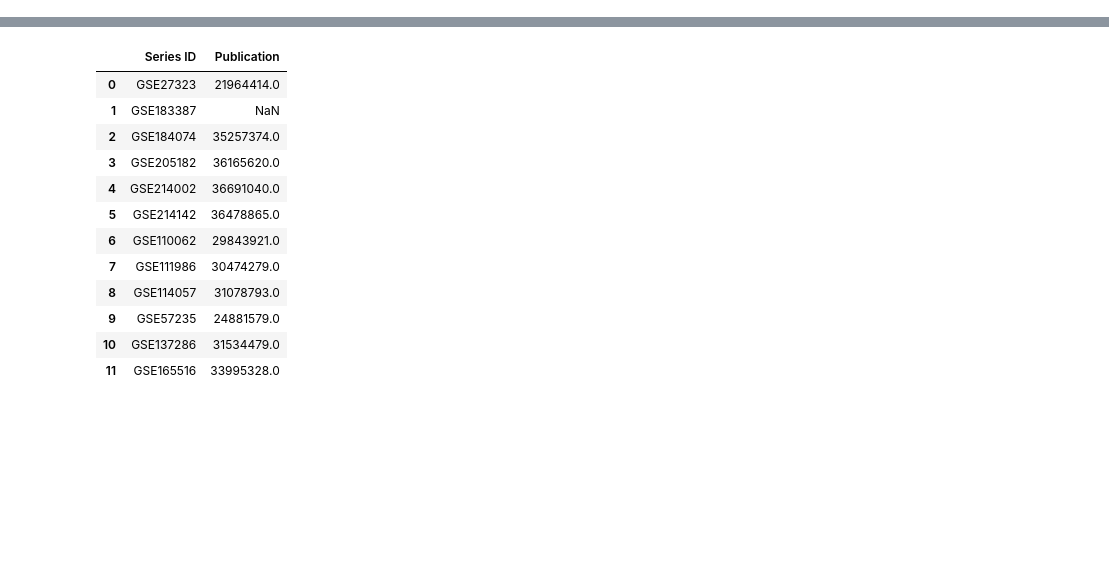
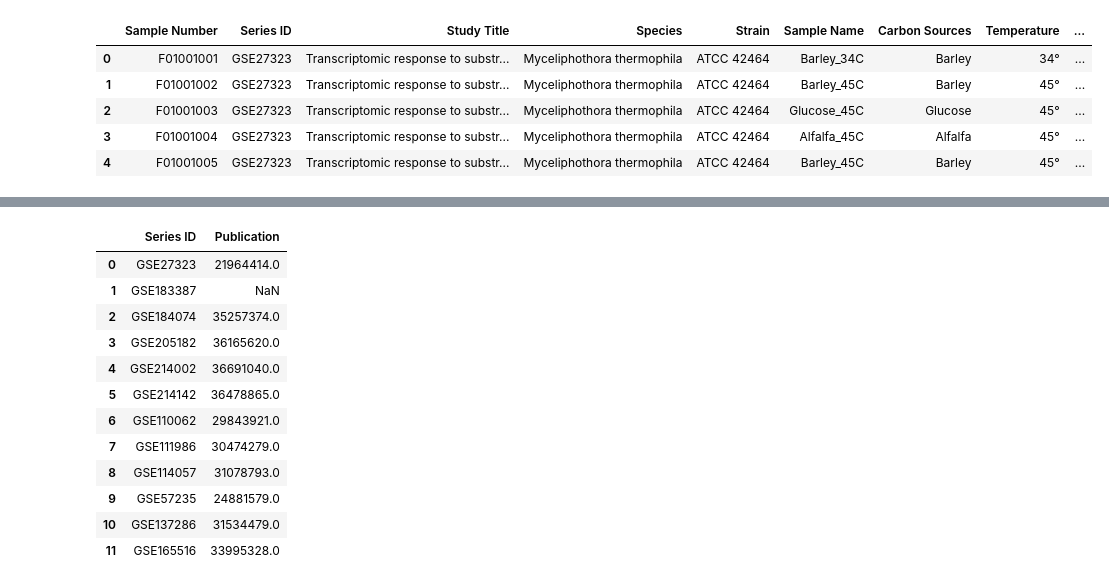
Before and after one commit to dongchen1998/mtd, a Jupyter notebook: search/myceliophthora_thermophila/transcriptome/gene_transcription.ipynb, the cells around one changed output, grey strips where cells are left out. Cells and saved outputs as stored; diff of their text form; code cells hidden in the pictures; blank space fills up the shorter version.

```diff
--- a/search/myceliophthora_thermophila/transcriptome/gene_transcription.ipynb
+++ b/search/myceliophthora_thermophila/transcriptome/gene_transcription.ipynb
@@ -24,0 +34,11 @@ df
+# %%
+# df_reduce新建一列，列名为Conditon，值为Strain + Carbon Sources + Temperature
+df_reduce['Condition'] = df_reduce['Strain']  + '_' + df_reduce['Carbon Sources'] + '_' + df_reduce['Temperature']
+df_reduce.head(5)
+# %% [output]
+|  | Sample Number | Series ID | Study Title | Species | Strain | Sample Name | Carbon Sources | Temperature | ... |
+| 0 | F01001001 | GSE27323 | Transcriptomic response to substr... | Myceliphothora thermophila | ATCC 42464 | Barley_34C | Barley | 34° | ... |
+| 1 | F01001002 | GSE27323 | Transcriptomic response to substr... | Myceliphothora thermophila | ATCC 42464 | Barley_45C | Barley | 45° | ... |
+| 2 | F01001003 | GSE27323 | Transcriptomic response to substr... | Myceliphothora thermophila | ATCC 42464 | Glucose_45C | Glucose | 45° | ... |
+| 3 | F01001004 | GSE27323 | Transcriptomic response to substr... | Myceliphothora thermophila | ATCC 42464 | Alfalfa_45C | Alfalfa | 45° | ... |
+| 4 | F01001005 | GSE27323 | Transcriptomic response to substr... | Myceliphothora thermophila | ATCC 42464 | Barley_45C | Barley | 45° | ... |
```
Also changed, not shown: parts of 10 cells of this notebook, 4 other files.
